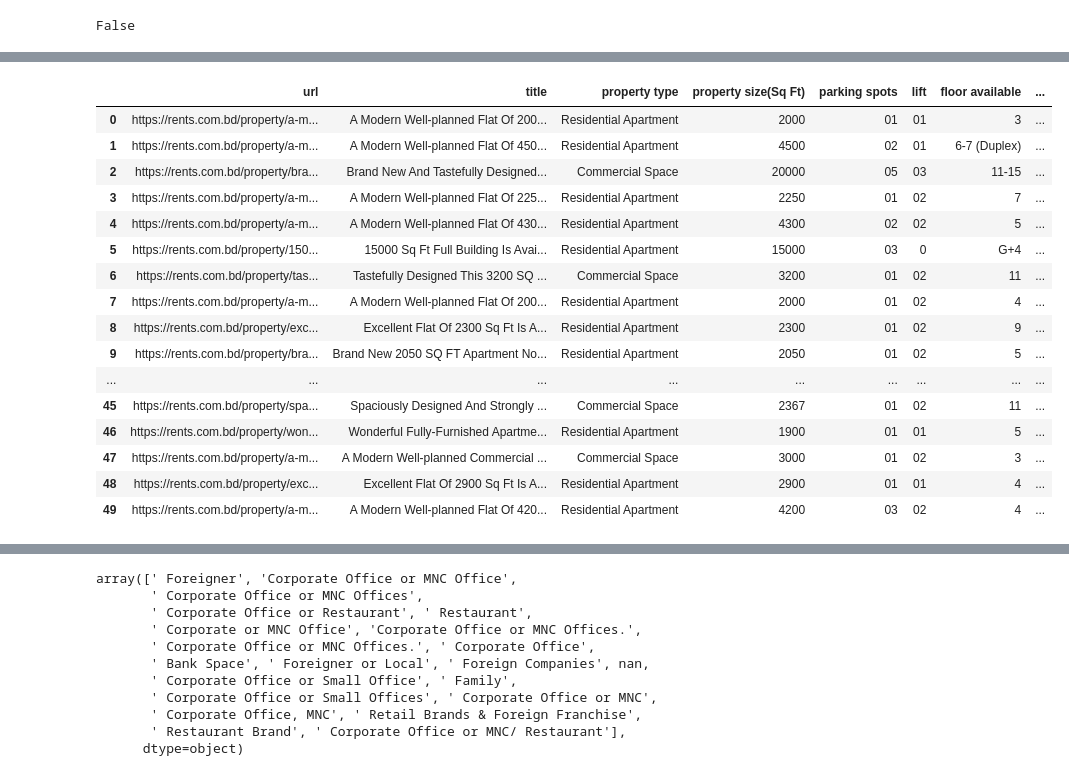
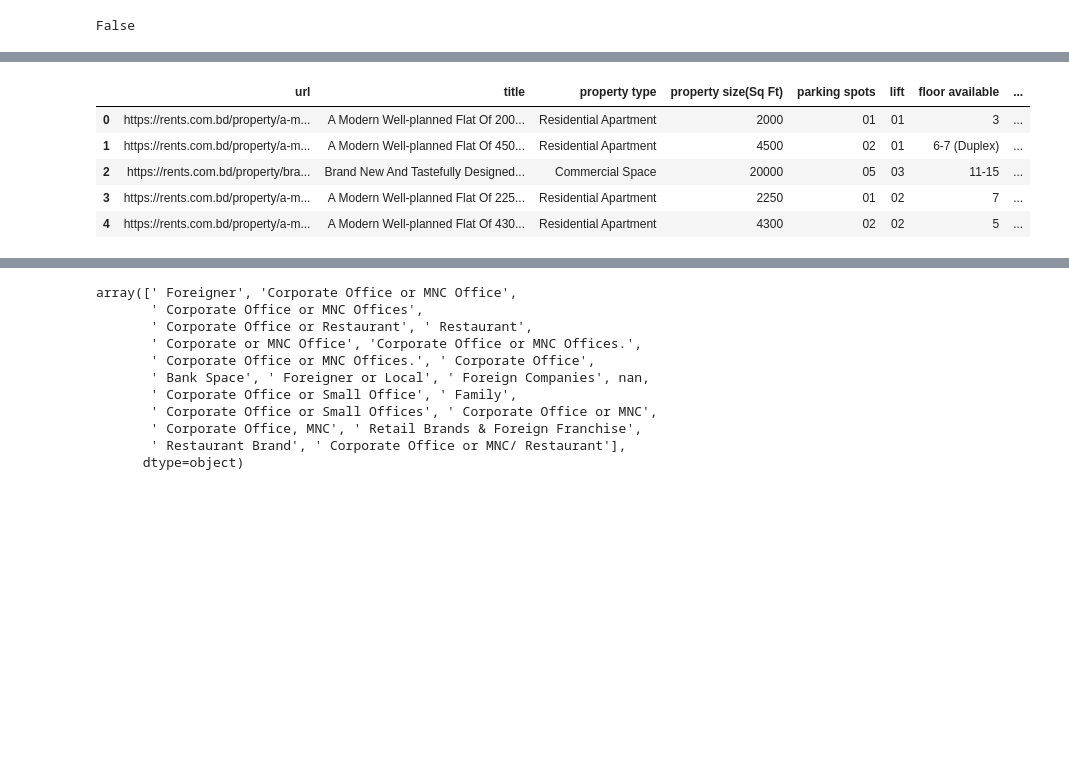
Before and after one commit to ShahrearMahfuz/DataPortfolio, a Jupyter notebook: Rents.com.bd Listings/Rental Listings - Dhaka Bangladesh.ipynb, the cells around one changed output, grey strips where cells are left out. Saved outputs shown, nothing was run; the diff lists cells and outputs as text; code cells hidden in the pictures; blank space fills up the shorter version.

```diff
--- a/Rents.com.bd Listings/Rental Listings - Dhaka Bangladesh.ipynb
+++ b/Rents.com.bd Listings/Rental Listings - Dhaka Bangladesh.ipynb
@@ -146,25 +102,14 @@ df['floor']=df['floor'].str.replace('rd','')
 df['floor']=df['floor'].str.replace('th','')
 df=df.rename(columns={'floor':'floor available'})
 # %%
-df.head(50)
+df.head(5)
 # %% [output]
 |  | url | title | property type | property size(Sq Ft) | parking spots | lift | floor available | ... |
 | 0 | https://rents.com.bd/property/a-m... | A Modern Well-planned Flat Of 200... | Residential Apartment | 2000 | 01 | 01 | 3 | ... |
 | 1 | https://rents.com.bd/property/a-m... | A Modern Well-planned Flat Of 450... | Residential Apartment | 4500 | 02 | 01 | 6-7 (Duplex) | ... |
 | 2 | https://rents.com.bd/property/bra... | Brand New And Tastefully Designed... | Commercial Space | 20000 | 05 | 03 | 11-15 | ... |
 | 3 | https://rents.com.bd/property/a-m... | A Modern Well-planned Flat Of 225... | Residential Apartment | 2250 | 01 | 02 | 7 | ... |
 | 4 | https://rents.com.bd/property/a-m... | A Modern Well-planned Flat Of 430... | Residential Apartment | 4300 | 02 | 02 | 5 | ... |
-| 5 | https://rents.com.bd/property/150... | 15000 Sq Ft Full Building Is Avai... | Residential Apartment | 15000 | 03 | 0 | G+4 | ... |
-| 6 | https://rents.com.bd/property/tas... | Tastefully Designed This 3200 SQ ... | Commercial Space | 3200 | 01 | 02 | 11 | ... |
-| 7 | https://rents.com.bd/property/a-m... | A Modern Well-planned Flat Of 200... | Residential Apartment | 2000 | 01 | 02 | 4 | ... |
-| 8 | https://rents.com.bd/property/exc... | Excellent Flat Of 2300 Sq Ft Is A... | Residential Apartment | 2300 | 01 | 02 | 9 | ... |
-| 9 | https://rents.com.bd/property/bra... | Brand New 2050 SQ FT Apartment No... | Residential Apartment | 2050 | 01 | 02 | 5 | ... |
-| ... | ... | ... | ... | ... | ... | ... | ... | ... |
-| 45 | https://rents.com.bd/property/spa... | Spaciously Designed And Strongly ... | Commercial Space | 2367 | 01 | 02 | 11 | ... |
-| 46 | https://rents.com.bd/property/won... | Wonderful Fully-Furnished Apartme... | Residential Apartment | 1900 | 01 | 01 | 5 | ... |
-| 47 | https://rents.com.bd/property/a-m... | A Modern Well-planned Commercial ... | Commercial Space | 3000 | 01 | 02 | 3 | ... |
-| 48 | https://rents.com.bd/property/exc... | Excellent Flat Of 2900 Sq Ft Is A... | Residential Apartment | 2900 | 01 | 01 | 4 | ... |
-| 49 | https://rents.com.bd/property/a-m... | A Modern Well-planned Flat Of 420... | Residential Apartment | 4200 | 03 | 02 | 4 | ... |
 # %%
 # Clean price column and remove unwanted substrings
 df['price']=df['price'].str.split('BDT').str[1]
```
Also changed, not shown: parts of 7 cells of this notebook.
